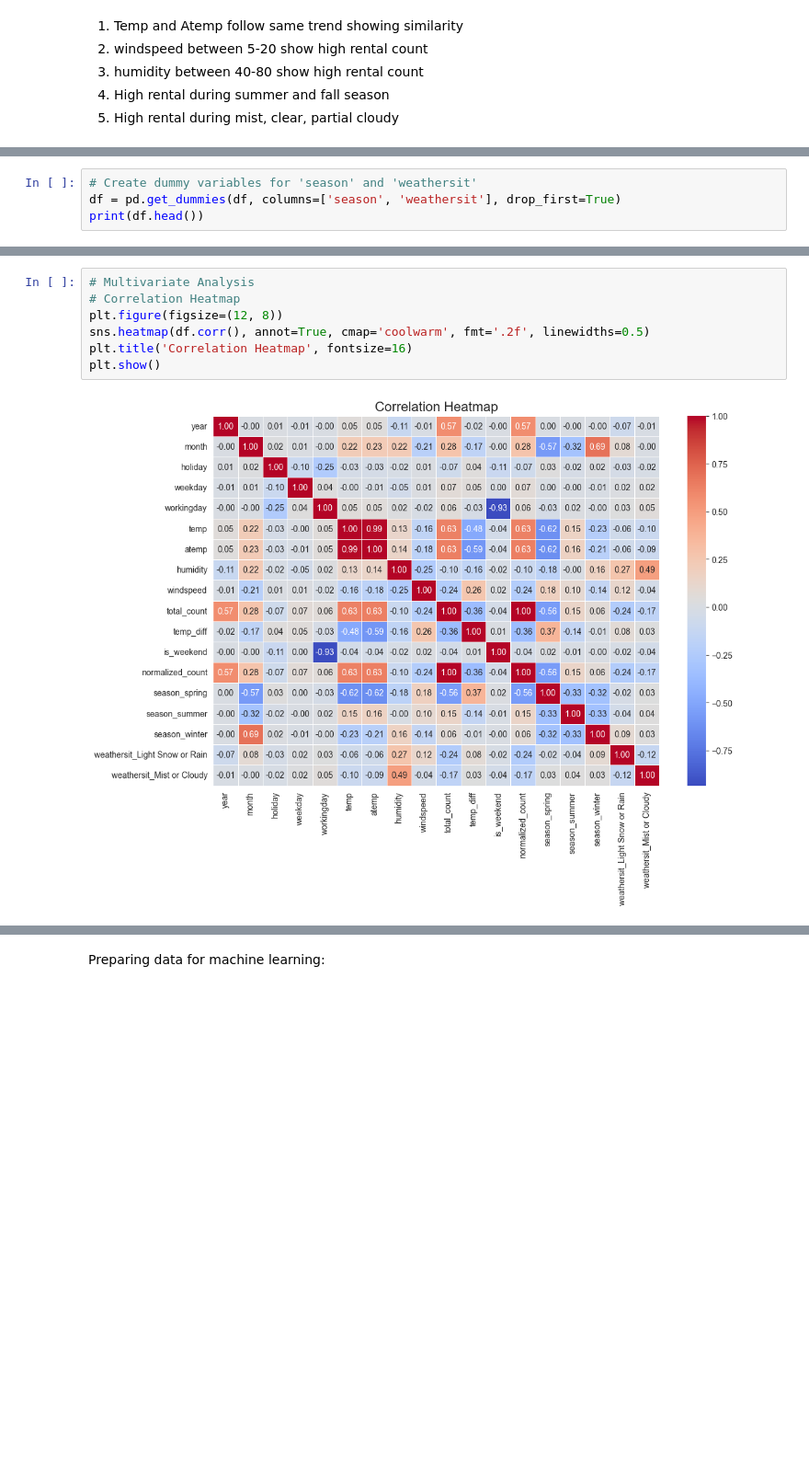
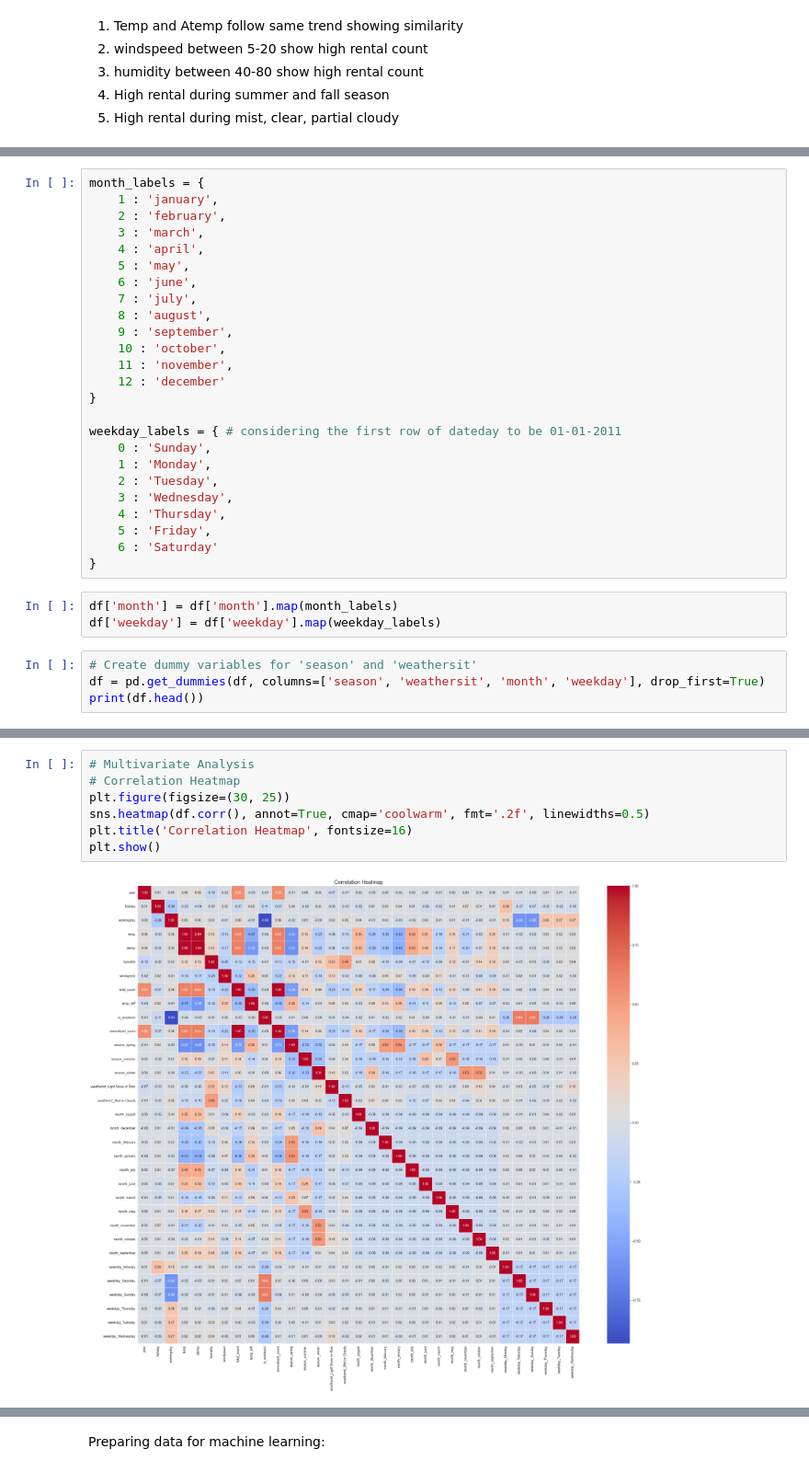
Before and after one commit to vijaykumar-qait/Linear-Regression-Bike-Sharing-Assignment, a Jupyter notebook: Bike_Sharing_Assignment_Vijay_Kumar.ipynb, the cells around one changed output, grey strips where cells are left out. Shown at 92% size. Saved outputs shown, nothing was run; the diff lists cells and outputs as text; blank space fills up the shorter version.

```diff
--- a/Bike_Sharing_Assignment_Vijay_Kumar.ipynb
+++ b/Bike_Sharing_Assignment_Vijay_Kumar.ipynb
@@ -297,7 +358,3 @@ df.head()
 | 2 | spring | 0 | 1 | 0 | 1 | 1 | Clear or Partly Cloudy | 8.050924 | 9.47025 | 43.7273 | ... |
 | 3 | spring | 0 | 1 | 0 | 2 | 1 | Clear or Partly Cloudy | 8.200000 | 10.60610 | 59.0435 | ... |
 | 4 | spring | 0 | 1 | 0 | 3 | 1 | Clear or Partly Cloudy | 9.305237 | 11.46350 | 43.6957 | ... |
-# %%
-# Create dummy variables for 'season' and 'weathersit'
-df = pd.get_dummies(df, columns=['season', 'weathersit'], drop_first=True)
-print(df.head())
@@ -321,0 +361,32 @@ print(df.head())
+# %%
+month_labels = {
+    1 : 'january',
+    2 : 'february',
+    3 : 'march',
+    4 : 'april',
+    5 : 'may',
+    6 : 'june',
+    7 : 'july',
+    8 : 'august',
+    9 : 'september',
+    10 : 'october',
+    11 : 'november',
+    12 : 'december'
+}
+
+weekday_labels = { # considering the first row of dateday to be 01-01-2011
+    0 : 'Sunday',
+    1 : 'Monday',
+    2 : 'Tuesday',
+    3 : 'Wednesday',
+    4 : 'Thursday',
+    5 : 'Friday',
+    6 : 'Saturday'
+}
+# %%
+df['month'] = df['month'].map(month_labels)
+df['weekday'] = df['weekday'].map(weekday_labels)
+# %%
+# Create dummy variables for 'season' and 'weathersit'
+df = pd.get_dummies(df, columns=['season', 'weathersit', 'month', 'weekday'], drop_first=True)
+print(df.head())
@@ -326,12 +415,12 @@ df.shape
 # %%
 # Multivariate Analysis
 # Correlation Heatmap
-plt.figure(figsize=(12, 8))
+plt.figure(figsize=(30, 25))
 sns.heatmap(df.corr(), annot=True, cmap='coolwarm', fmt='.2f', linewidths=0.5)
 plt.title('Correlation Heatmap', fontsize=16)
 plt.show()
 # %% [output]
-[figure, old version]
+[figure, new version]
 # %% [markdown]
 Strong positive relation with target variable (total_count):
 1. temp
```
Also changed, not shown: parts of 120 cells of this notebook.
